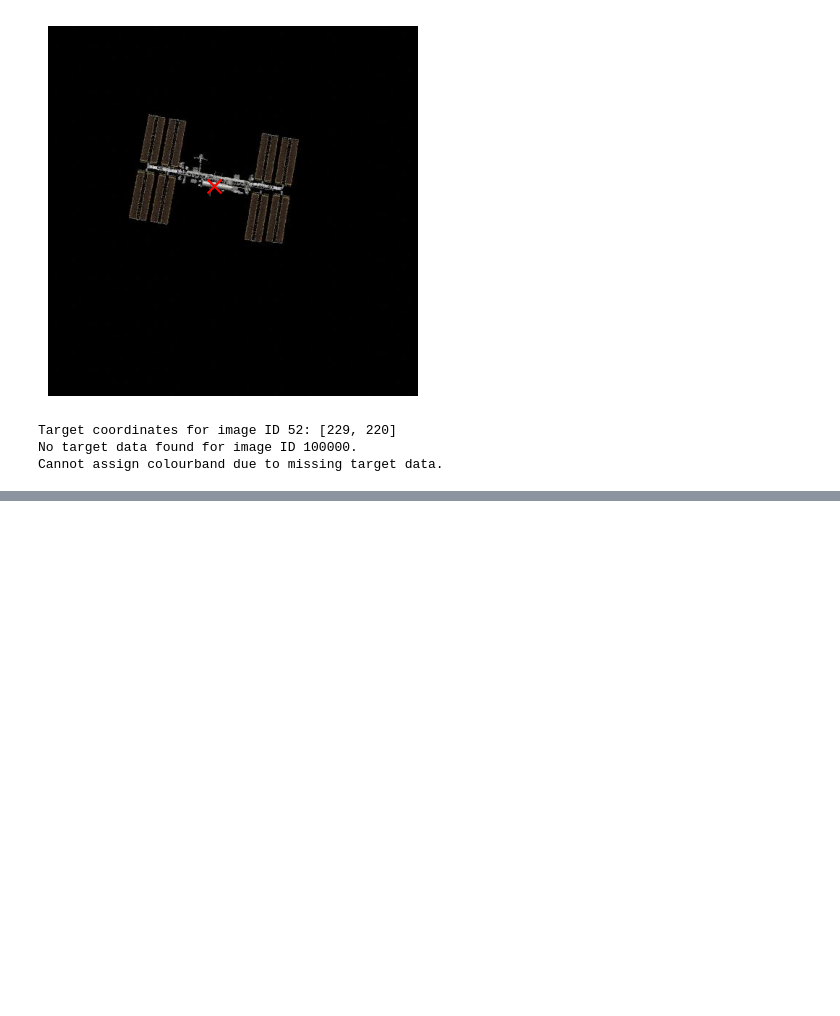
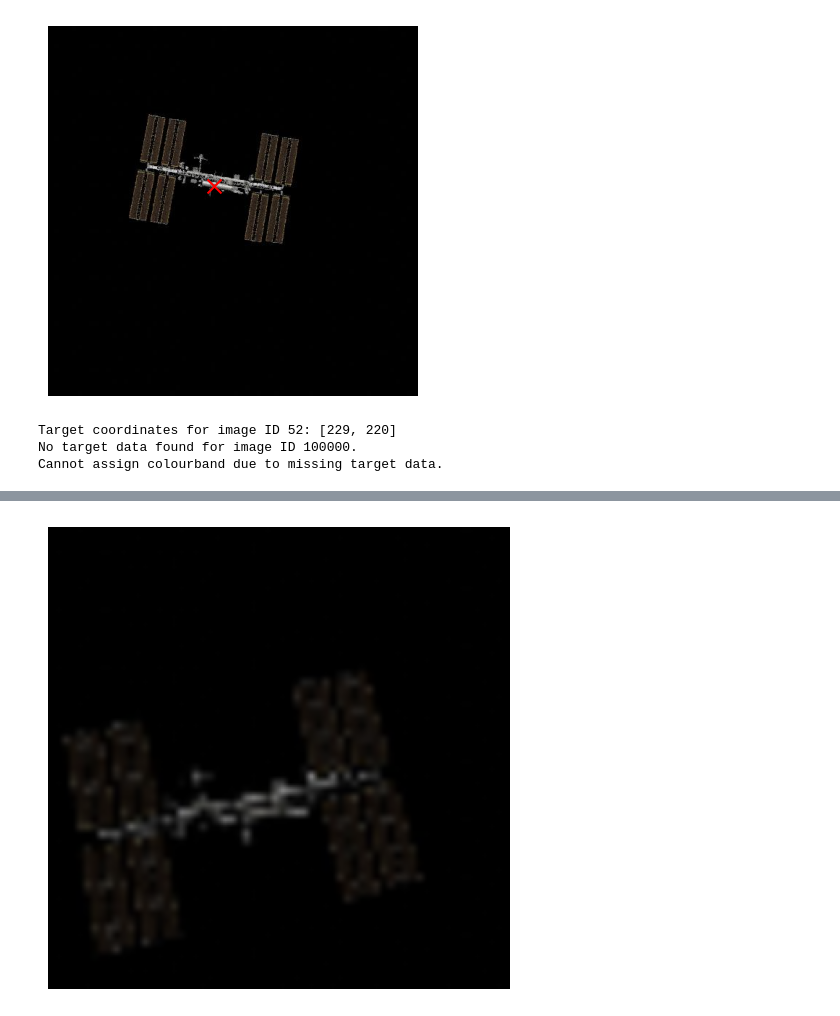
Before and after one commit to adwait-mitadt/mitadtu-docking, a Jupyter notebook: Tanishka.ipynb, the cells around one changed output, grey strips where cells are left out. Drawn from its saved outputs; the diff is of its cells as text; code cells hidden in the pictures; blank space fills up the shorter version.

```diff
--- a/Tanishka.ipynb
+++ b/Tanishka.ipynb
@@ -379,0 +233,20 @@ Cross color based on distance: yellow (Distance: 129.12)
+# %%
+def show_image(image_array):
+    """
+    Display an image array using matplotlib.
+
+    Args:
+        image_array (numpy.ndarray): The image array to display
+
+    Returns:
+        None: Displays the image in a matplotlib figure
+    """
+    plt.figure(figsize=(6, 6))
+    plt.imshow(image_array)
+    plt.axis('off')
+    plt.show()
+# %%
+# call the show_image function to display an image
+show_image(resized_image)
+# %% [output]
+[figure, added]
```
Also changed, not shown: parts of 8 cells of this notebook.
